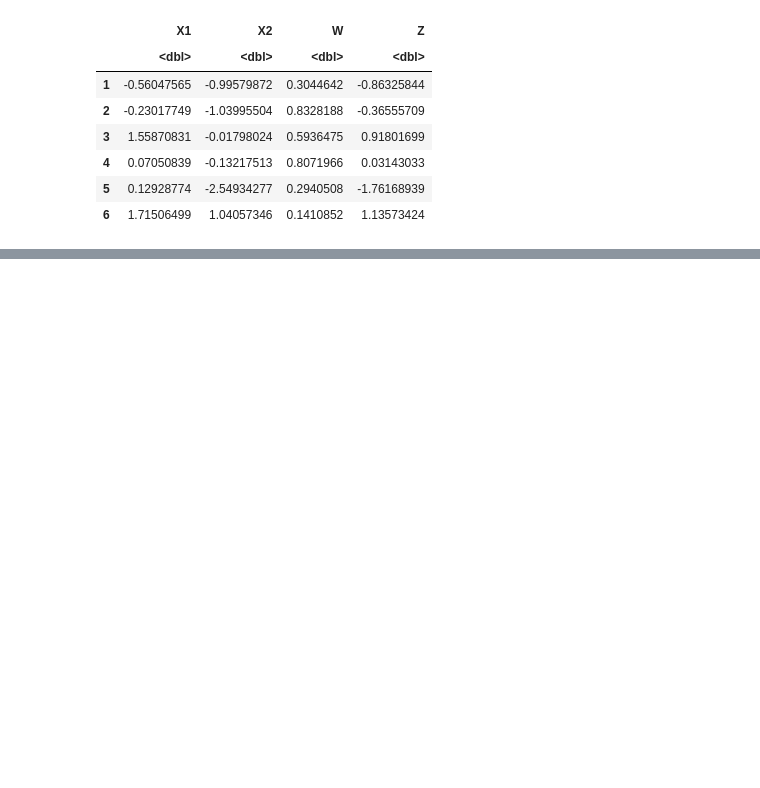
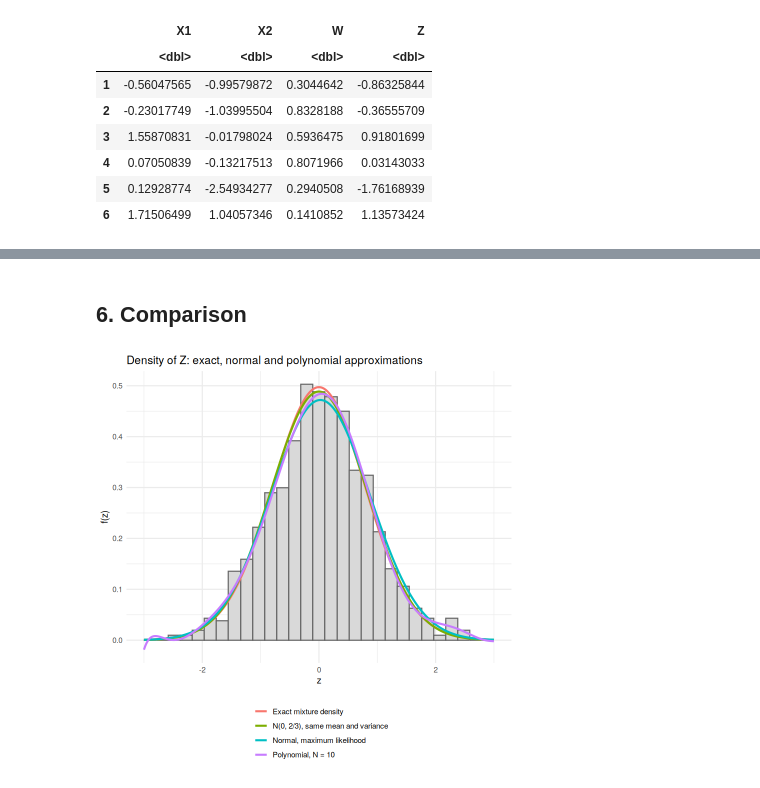
Before and after one commit to yamenetoo/Statistical-Repository, a Jupyter notebook: Else/Dr homai.ipynb, the cells around one changed output, grey strips where cells are left out. Saved outputs shown, nothing was run; the diff lists cells and outputs as text; code cells hidden in the pictures; blank space fills up the shorter version.

```diff
--- a/Else/Dr homai.ipynb
+++ b/Else/Dr homai.ipynb
@@ -181,0 +106,5 @@ theme_minimal()
+# %%
+norm_fit <- fitdist(Z, "norm")
+summary(norm_fit)
+
+f_norm_mle <- dnorm(grid, mean = norm_fit$estimate["mean"], sd = norm_fit$estimate["sd"])
@@ -181,0 +140,19 @@ theme_minimal()
+# %%
+cond_sd <- function(w) sqrt(w^2 + (1 - w)^2)
+
+exact_density <- function(z) {
+  vapply(z, function(zi) {
+    integrate(function(w) dnorm(zi, mean = 0, sd = cond_sd(w)), lower = 0, upper = 1)$value
+  }, numeric(1))
+}
+
+f_exact       <- exact_density(grid)
+f_norm_theory <- dnorm(grid, mean = 0, sd = sqrt(2/3))
+
+excess_kurtosis <- function(x) mean((x - mean(x))^4) / mean((x - mean(x))^2)^2 - 3
+
+data.frame(
+  quantity    = c("mean", "variance", "excess kurtosis"),
+  theoretical = c(0, 2/3, 0.15),
+  sample      = c(mean(Z), var(Z), excess_kurtosis(Z))
+)
@@ -181,0 +166,20 @@ theme_minimal()
+# %% [markdown]
+## 6. Comparison
+# %%
+curves <- rbind(
+  data.frame(z = grid, density = f_exact,       method = "Exact mixture density"),
+  data.frame(z = grid, density = f_norm_theory, method = "N(0, 2/3), same mean and variance"),
+  data.frame(z = grid, density = f_norm_mle,    method = "Normal, maximum likelihood"),
+  data.frame(z = grid, density = f_poly,        method = sprintf("Polynomial, N = %d", POLY_DEGREE))
+)
+
+ggplot() +
+  geom_histogram(data = data.frame(Z = Z), aes(x = Z, y = after_stat(density)),
+                 bins = 30, fill = "grey85", colour = "grey40") +
+  geom_line(data = curves, aes(x = z, y = density, colour = method), linewidth = 0.9) +
+  labs(title = "Density of Z: exact, normal and polynomial approximations",
+       x = "z", y = "f(z)", colour = NULL) +
+  theme_minimal() +
+  theme(legend.position = "bottom", legend.direction = "vertical")
+# %% [output]
+[figure, added]
```
Also changed, not shown: parts of 30 cells of this notebook, 2 other files.
